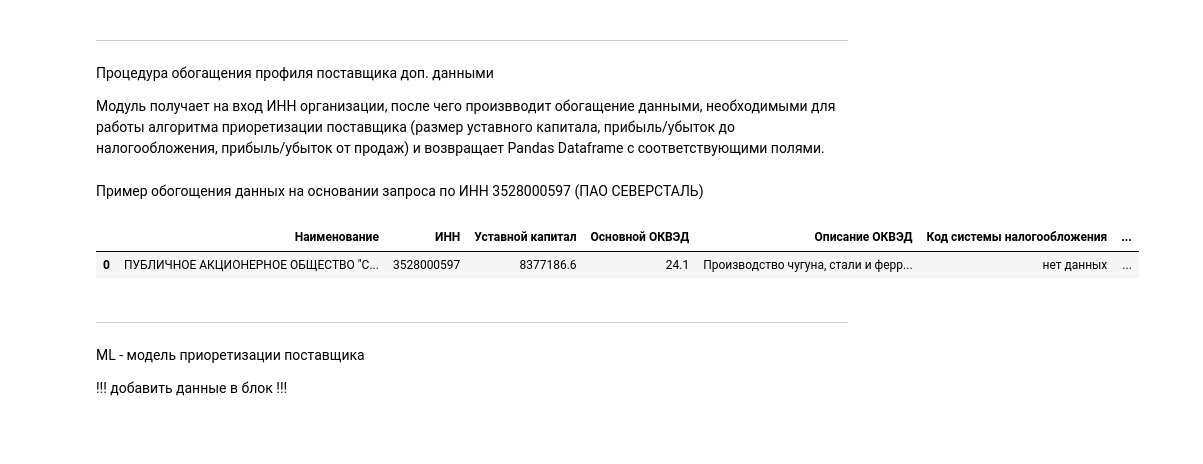
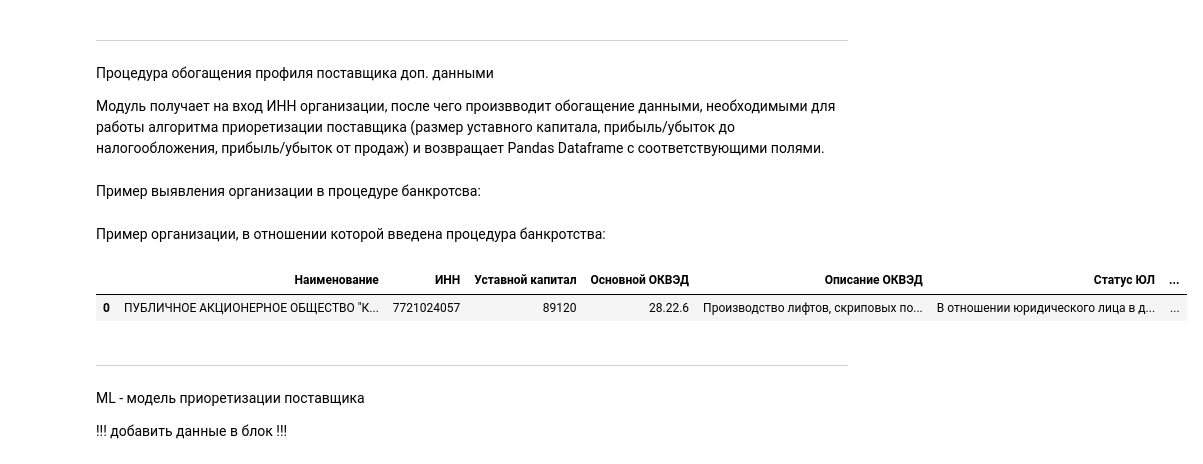
Before and after one commit to AlexHLinS/serverchallengesolution, a Jupyter notebook: Ezee_task3_solution.ipynb, the cells around one changed output. Saved outputs shown, nothing was run; the diff lists cells and outputs as text; code cells hidden in the pictures; blank space fills up the shorter version.

```diff
--- a/Ezee_task3_solution.ipynb
+++ b/Ezee_task3_solution.ipynb
@@ -259,15 +448,16 @@ ML модель верификации площадок
 # %%
 def addDataToSeller(seller_inn):
     result = pd.DataFrame(columns=['Наименование', 'ИНН', 'Уставной капитал', 'Основной ОКВЭД',
-                                   'Описание ОКВЭД', 'Код системы налогообложения', 'Статус ЮЛ', 'Дата назначения статуса'])
+                                   'Описание ОКВЭД', 'Статус ЮЛ', 'Дата назначения статуса'])
 
     full_caption = 'нет данных'
     ust_capitall = 'нет данных'
     main_okved_code = 'нет данных'
     main_okved_descr = 'нет данных'
-    tax_system = 'нет данных'
     status_desc = 'нет данных'
     status_date = 'нет данных'
+    income = 'нет данных'
+    outcome = 'нет данных'
 
     req_ansv = requests.get(EGRUL_URL+seller_inn+'.json')
     if req_ansv.status_code != 200:
@@ -285,25 +475,31 @@ def addDataToSeller(seller_inn):
             status_desc = seller_nalog_data['СвЮЛ']['СвСтатус']['СвСтатус']['@attributes']['НаимСтатусЮЛ']
             status_date = seller_nalog_data['СвЮЛ']['СвСтатус']['ГРНДата']['@attributes']['ДатаЗаписи']
     if 'fin' in seller_nalog_data.keys():
-        if 'tax_systems' in seller_nalog_data['fin']:
-            tax_system = seller_nalog_data['fin']['tax_systems']['@attributes']['tax_system']
+        if '2018' in seller_nalog_data['fin']:
+            income = seller_nalog_data['fin']['2018']['@attributes']['income']
+            outcome = seller_nalog_data['fin']['2018']['@attributes']['outcome']
+
+
 
     new_line = {'Наименование': full_caption,
                 'ИНН': seller_inn,
                 'Уставной капитал': ust_capitall,
                 'Основной ОКВЭД': main_okved_code,
                 'Описание ОКВЭД': main_okved_descr,
-                'Код системы налогообложения': tax_system,
                 'Статус ЮЛ': status_desc,
-                'Дата назначения статуса': status_date}
+                'Дата назначения статуса': status_date,
+                'Дебет': income,
+                'Кредит': outcome}
 
     result = result.append(new_line, ignore_index=True)
 
     return result
-# %% [markdown]
-Пример обогощения данных на основании запроса по ИНН 3528000597 (ПАО СЕВЕРСТАЛЬ)
+# %% [markdown]
+Пример выявления организации в процедуре банкротсва:
+# %% [markdown]
+Пример организации, в отношении которой введена процедура банкротства:
 # %%
-addDataToSeller('3528000597')
+addDataToSeller('7721024057')
 # %% [output]
-|  | Наименование | ИНН | Уставной капитал | Основной ОКВЭД | Описание ОКВЭД | Код системы налогообложения | ... |
-| 0 | ПУБЛИЧНОЕ АКЦИОНЕРНОЕ ОБЩЕСТВО "С... | 3528000597 | 8377186.6 | 24.1 | Производство чугуна, стали и ферр... | нет данных | ... |
+|  | Наименование | ИНН | Уставной капитал | Основной ОКВЭД | Описание ОКВЭД | Статус ЮЛ | ... |
+| 0 | ПУБЛИЧНОЕ АКЦИОНЕРНОЕ ОБЩЕСТВО "К... | 7721024057 | 89120 | 28.22.6 | Производство лифтов, скриповых по... | В отношении юридического лица в д... | ... |
```
Also changed, not shown: parts of 12 cells of this notebook, 3 other files.
